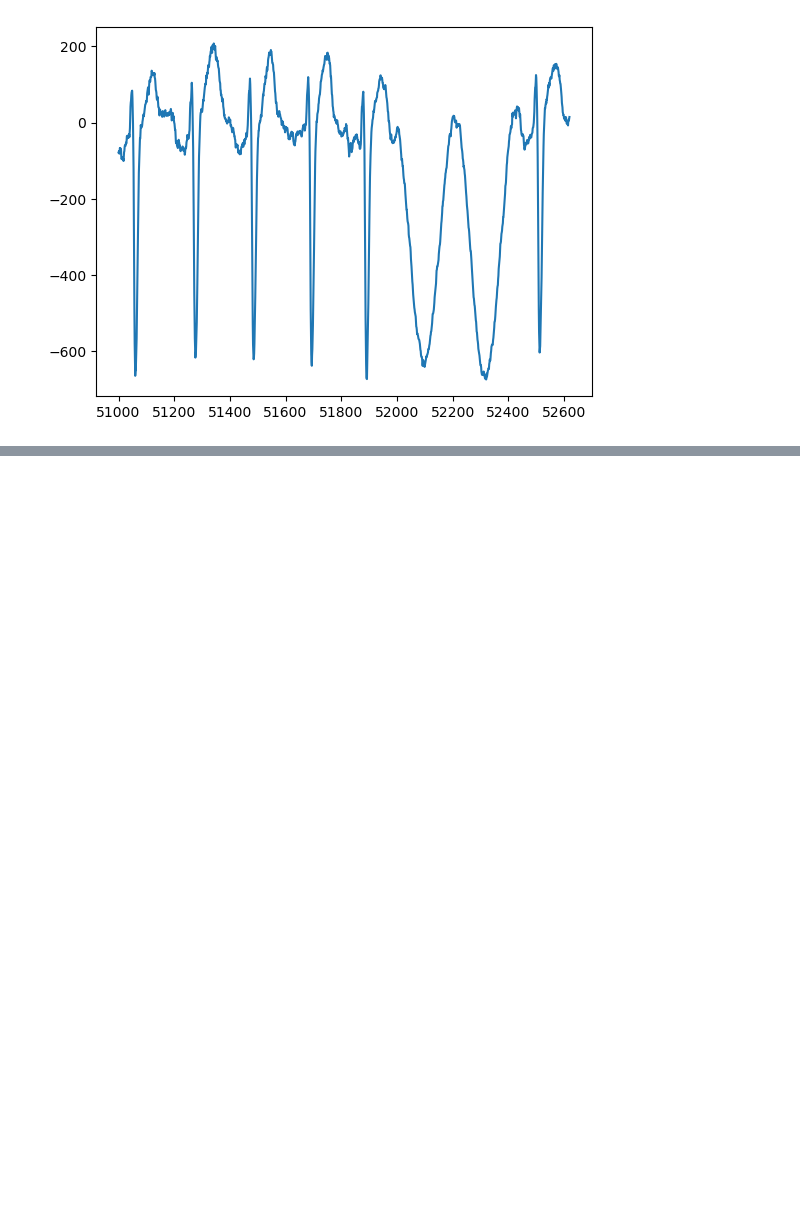
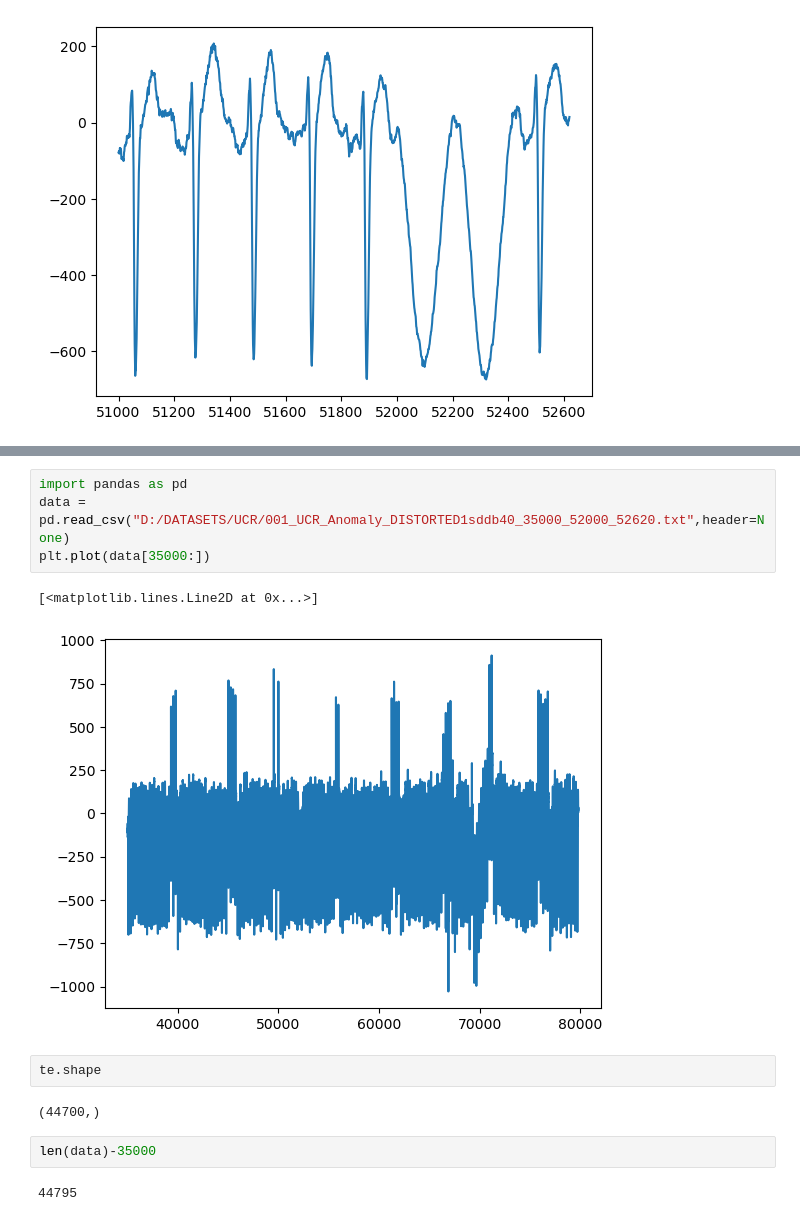
Before and after one commit to wangchz13/Anomaly-Transformer, a Jupyter notebook: test.ipynb, the cells around one changed output, grey strips where cells are left out. Drawn from its saved outputs; the diff is of its cells as text; blank space fills up the shorter version.

```diff
--- a/test.ipynb
+++ b/test.ipynb
@@ -68,0 +64,15 @@ array([[1.],
+# %%
+import pandas as pd
+data = pd.read_csv("D:/DATASETS/UCR/001_UCR_Anomaly_DISTORTED1sddb40_35000_52000_52620.txt",header=None)
+plt.plot(data[35000:])
+# %% [output]
+[<matplotlib.lines.Line2D at 0x...>]
+[figure, added]
+# %%
+te.shape
+# %% [output]
+(44700,)
+# %%
+len(data)-35000
+# %% [output]
+44795
```
Also changed, not shown: parts of 8 cells of this notebook, 8 other files.
